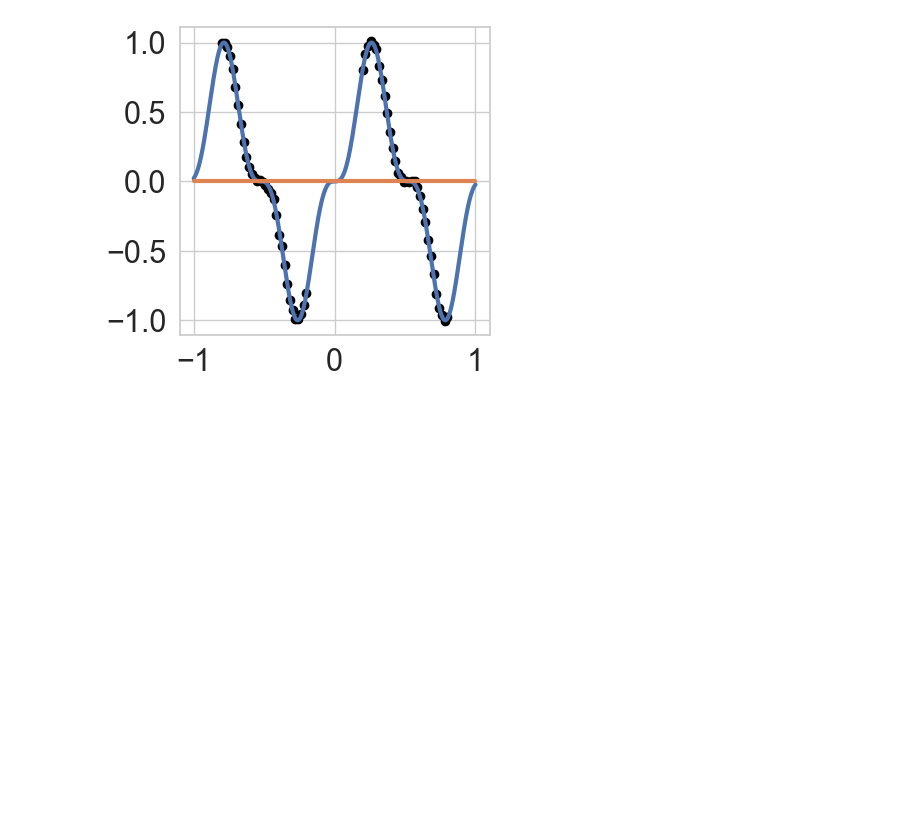
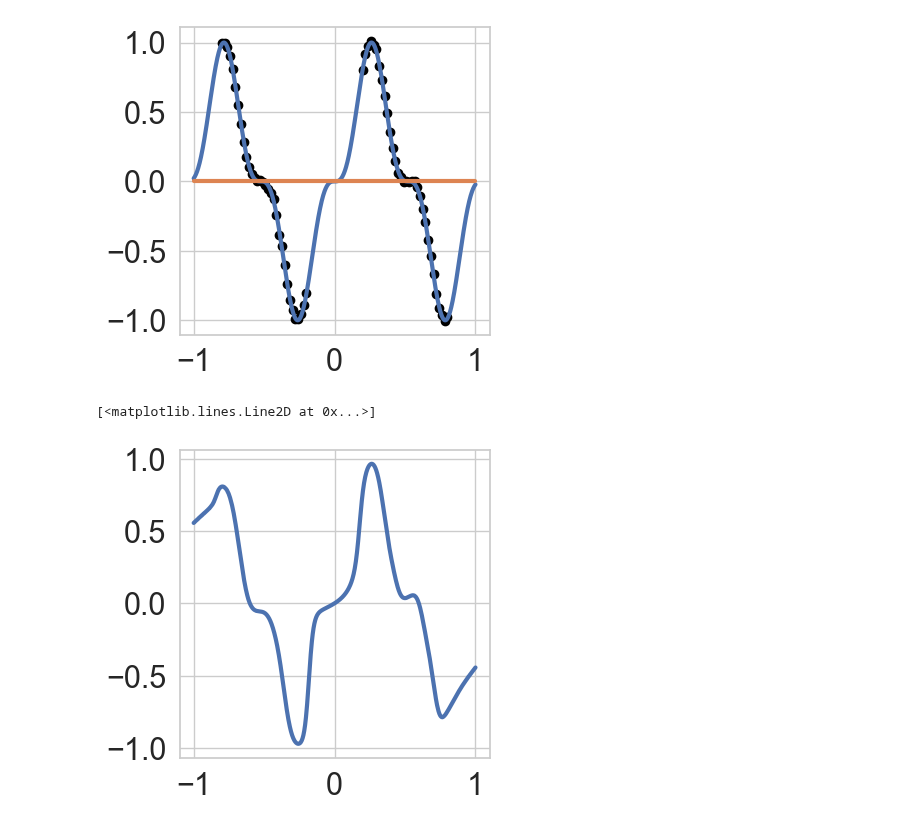
Before and after one commit to csml-beach/deep-bayesian-operator-nets, a Jupyter notebook: func-approximator/func-approx-ngll.ipynb, the cells around one changed output. Saved outputs shown, nothing was run; the diff lists cells and outputs as text; code cells hidden in the pictures; blank space fills up the shorter version.

```diff
--- a/func-approximator/func-approx-ngll.ipynb
+++ b/func-approximator/func-approx-ngll.ipynb
@@ -490,4 +486,8 @@ plt.scatter(net.sensor_x.cpu().detach().numpy(), net.sensor_u.cpu().detach().num
 [figure]
 # %%
 res_test, _ = net.PDE_residual(x_test)
+plt.plot(x_test.cpu().numpy(), res_test.cpu().detach().numpy())
+# %% [output]
+[<matplotlib.lines.Line2D at 0x...>]
+[figure, added]
 # %%
```
Also changed, not shown: parts of 10 cells of this notebook.
